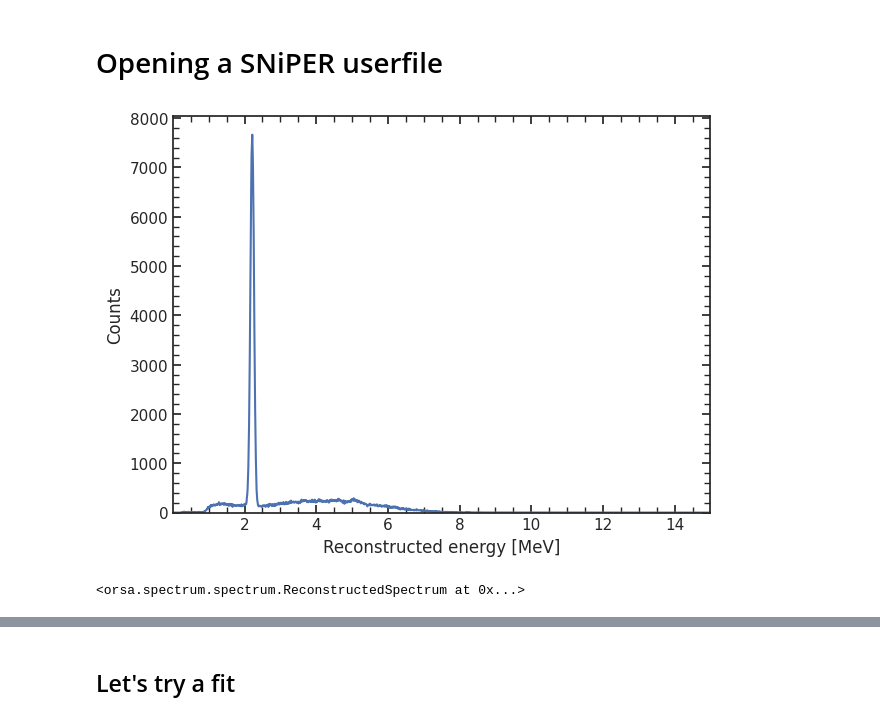
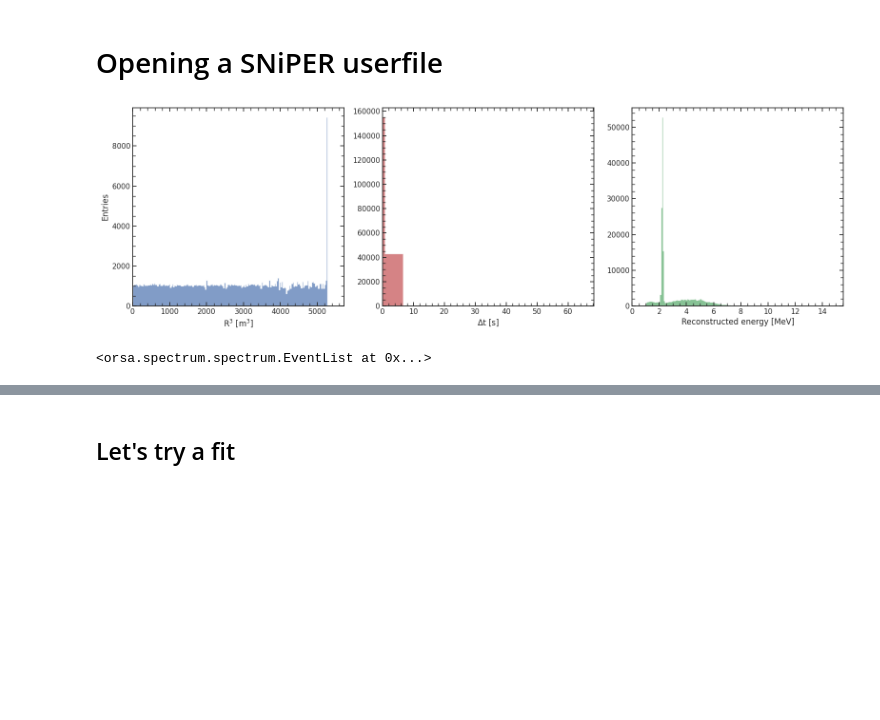
Before and after one commit to rossodisera/orsa-doc, a Jupyter notebook: _include/notebooks/5_opening_sniper_userfiles.ipynb, the cells around one changed output, grey strips where cells are left out. Cells and saved outputs as stored; diff of their text form; code cells hidden in the pictures; blank space fills up the shorter version.

Commit message:
Updated orsa version

```diff
--- a/_include/notebooks/5_opening_sniper_userfiles.ipynb
+++ b/_include/notebooks/5_opening_sniper_userfiles.ipynb
@@ -15,11 +15,10 @@ mpl.rc('ytick', direction='in', right=True, left = True)
 # %%
 reco = orsa.sniper.load_userfile('inputs/reactor_userfile.root').to_list()
 
-bins = np.arange(0, 15, 0.01)
-reco.to_hist(bins)
+reco
 # %% [output]
-[figure, old version]
+[figure, new version]
-<orsa.spectrum.spectrum.ReconstructedSpectrum at 0x...>
+<orsa.spectrum.spectrum.EventList at 0x...>
 # %%
 promptlist, delayedlist = orsa.selection.standard(reco)
 # %%
```
Also changed, not shown: parts of 4 cells of this notebook, 54 other files.
